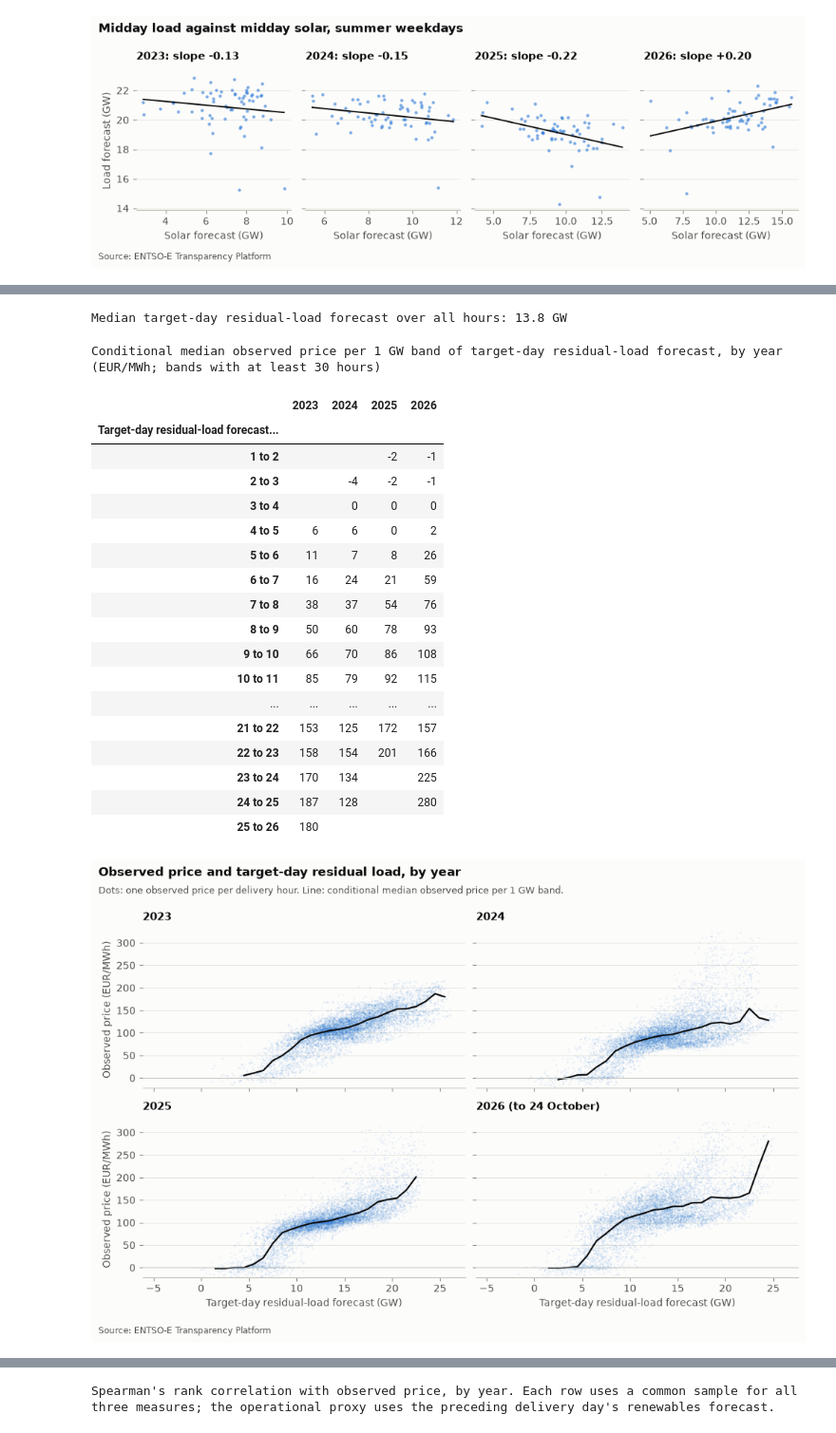
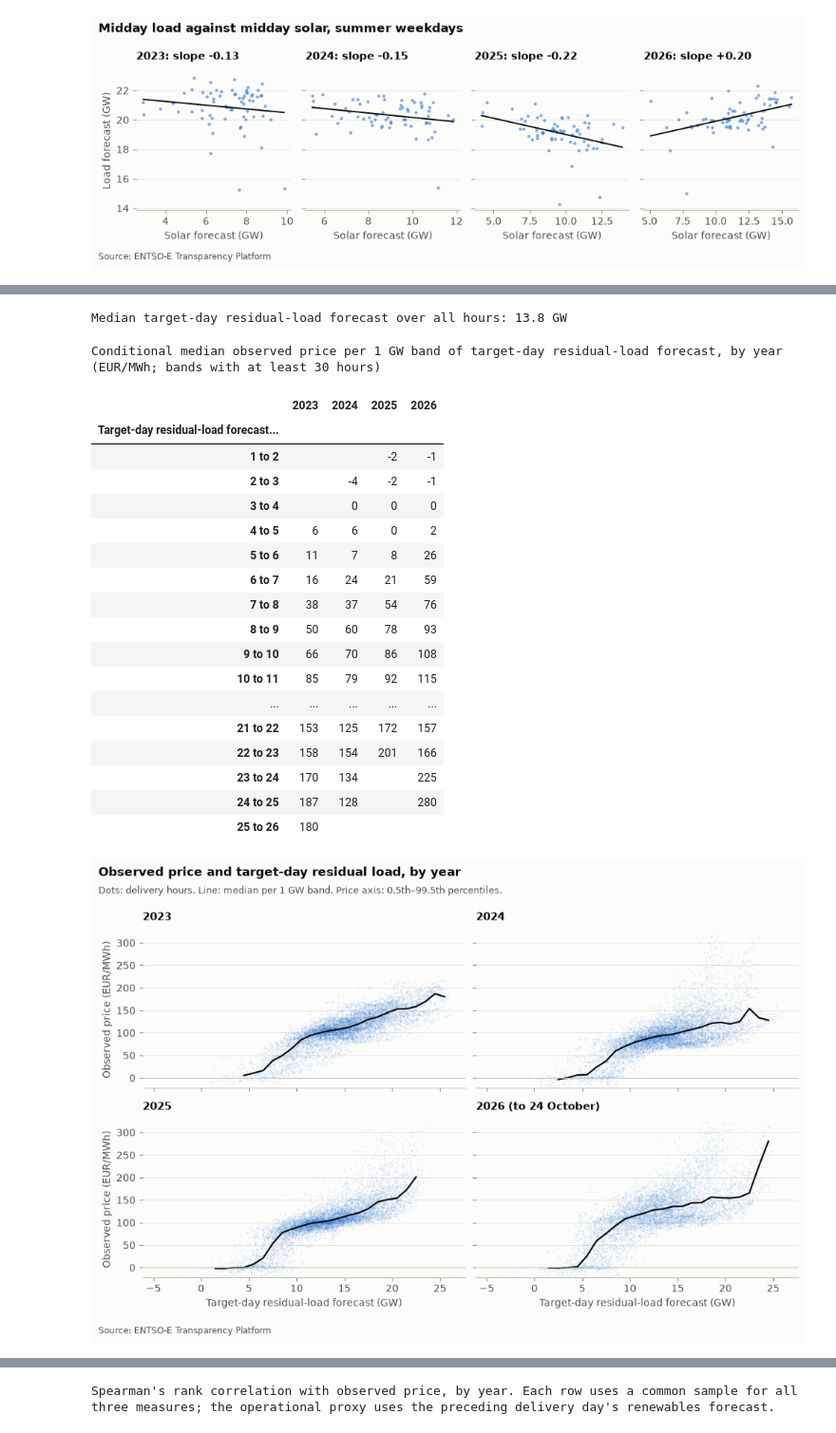
Before and after one commit to Tomek72/pl-dayahead, a Jupyter notebook: notebooks/01_exploratory_data_analysis.ipynb, the cells around one changed output, grey strips where cells are left out. Shown at 95% size. Saved outputs shown, nothing was run; the diff lists cells and outputs as text; code cells hidden in the pictures.

```diff
--- a/notebooks/01_exploratory_data_analysis.ipynb
+++ b/notebooks/01_exploratory_data_analysis.ipynb
@@ -40,5 +39,5 @@ Prices and the load, wind and solar forecasts come from the `hourly` table, buil
 # %%
-con = store.connect()
+con = store.connect(read_only=True)
 hourly = con.sql('SELECT * FROM hourly ORDER BY ts_utc').df()
 con.close()  # DuckDB lets one process write at a time; closing lets the ingest run while this notebook is open
 
@@ -365,35 +367,35 @@ for ax in axes[:, 0]:
 axes[0, 0].set_ylim(*hourly['price'].quantile([0.005, 0.995]))
 fig.suptitle('Observed price and target-day residual load, by year', x=0.01, y=0.995, ha='left', va='top', fontsize=12,
              fontweight='bold')
-fig.text(0.01, 0.955, 'Dots: one observed price per delivery hour. Line: conditional median observed price per 1 GW band.',
+fig.text(0.01, 0.955, 'Dots: delivery hours. Line: median per 1 GW band. Price axis: 0.5th–99.5th percentiles.',
          ha='left', va='top', color=INK_2, fontsize=9.5)
 save(fig, 'merit_order.png', SOURCE_ENTSOE, rect=(0, 0.04, 1, 0.97))
 
 print(f'Median target-day residual-load forecast over all hours: {target_residual_gw.median():.1f} GW')
 median_table = pd.DataFrame(median_by_band).sort_index()
 median_table.index = [f'{b.left:g} to {b.right:g}' for b in median_table.index]
 (median_table.rename_axis('Target-day residual-load forecast (GW)').style.format(whole, na_rep='')
  .pipe(captioned, 'Conditional median observed price per 1 GW band of target-day residual-load forecast, by year (EUR/MWh; bands with at least 30 hours)'))
 # %% [output]
 Median target-day residual-load forecast over all hours: 13.8 GW
 Conditional median observed price per 1 GW band of target-day residual-load forecast, by year (EUR/MWh; bands with at least 30 hours)
 |  | 2023 | 2024 | 2025 | 2026 |
 | Target-day residual-load forecast... |  |  |  |  |
 | 1 to 2 |  |  | -2 | -1 |
 | 2 to 3 |  | -4 | -2 | -1 |
 | 3 to 4 |  | 0 | 0 | 0 |
 | 4 to 5 | 6 | 6 | 0 | 2 |
 | 5 to 6 | 11 | 7 | 8 | 26 |
 | 6 to 7 | 16 | 24 | 21 | 59 |
 | 7 to 8 | 38 | 37 | 54 | 76 |
 | 8 to 9 | 50 | 60 | 78 | 93 |
 | 9 to 10 | 66 | 70 | 86 | 108 |
 | 10 to 11 | 85 | 79 | 92 | 115 |
 | ... | ... | ... | ... | ... |
 | 21 to 22 | 153 | 125 | 172 | 157 |
 | 22 to 23 | 158 | 154 | 201 | 166 |
 | 23 to 24 | 170 | 134 |  | 225 |
 | 24 to 25 | 187 | 128 |  | 280 |
 | 25 to 26 | 180 |  |  |  |
-[figure, old version]
+[figure, new version]
 # %% [markdown]
```
Also changed, not shown: parts of 15 cells of this notebook, 17 other files.
